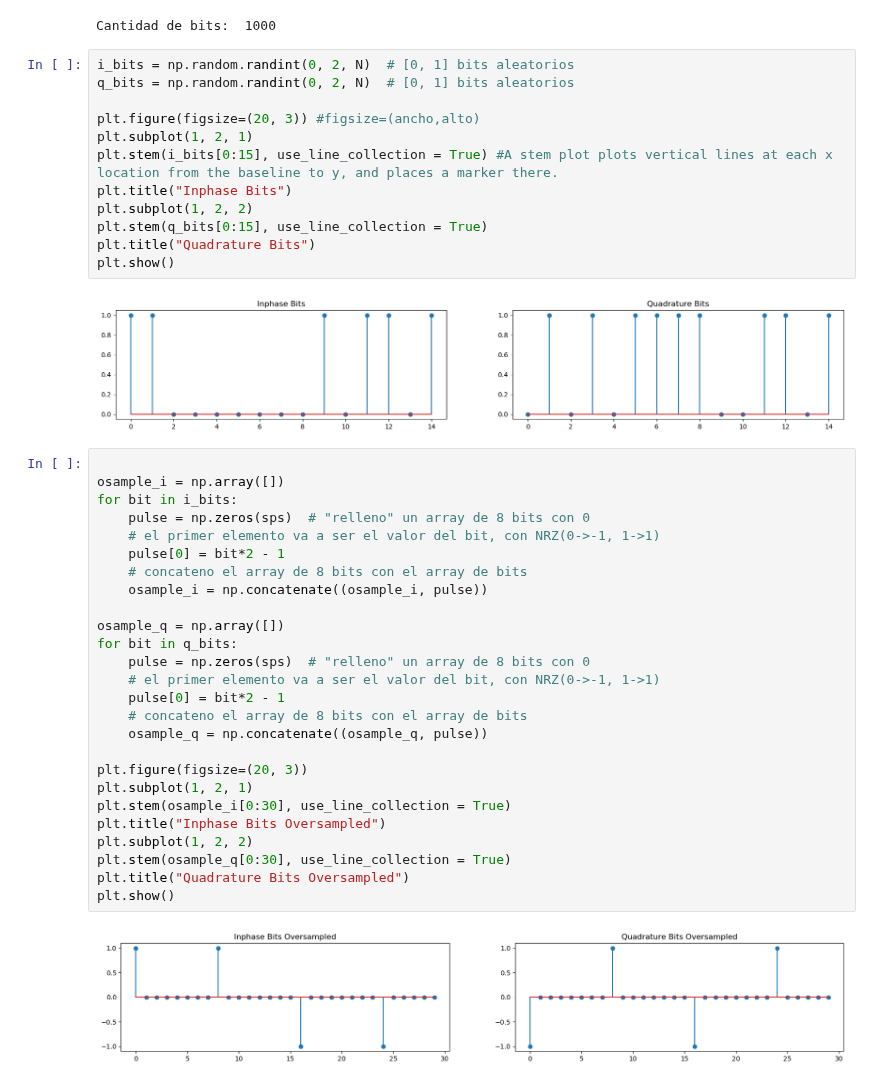
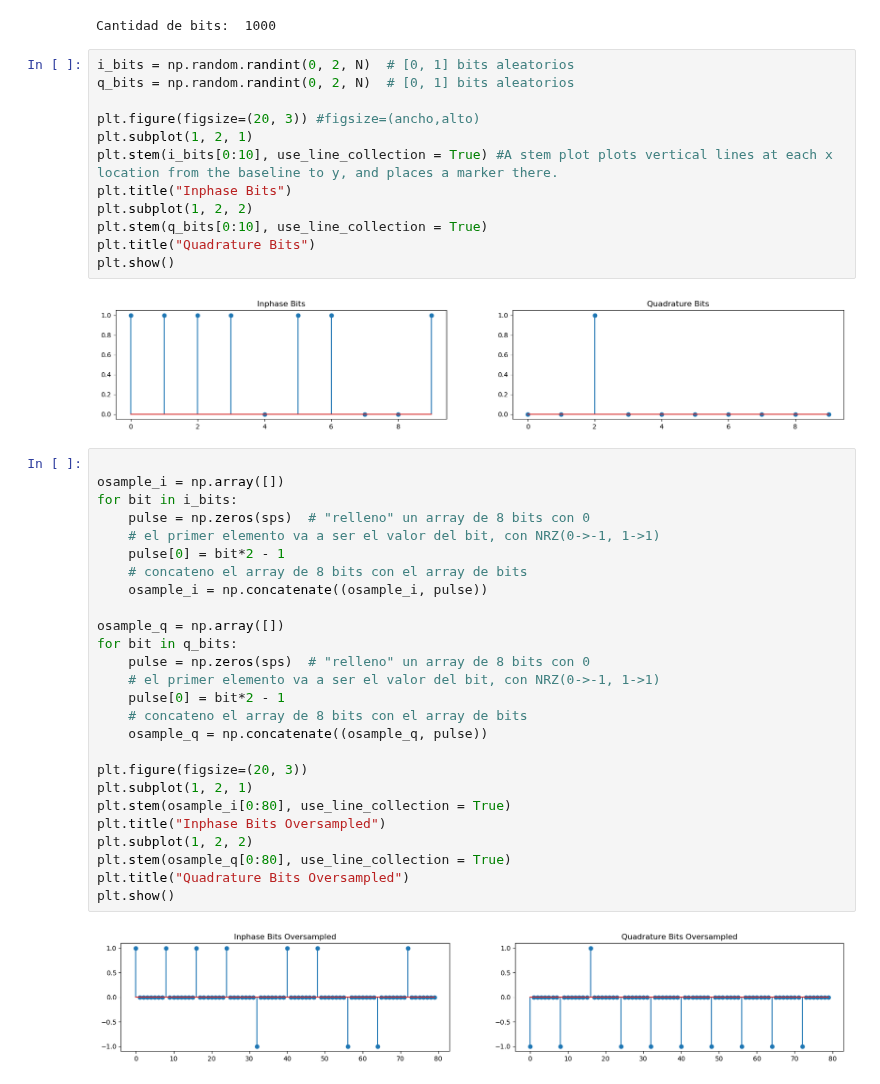
Before and after one commit to sofia-am/QPSK-8PSK-Simulation, a Jupyter notebook: notebook/sampling.ipynb, the cells around one changed output. Drawn from its saved outputs; the diff is of its cells as text.

```diff
--- a/notebook/sampling.ipynb
+++ b/notebook/sampling.ipynb
@@ -15,17 +15,17 @@ Cantidad de bits:  1000
 # %%
 i_bits = np.random.randint(0, 2, N)  # [0, 1] bits aleatorios
 q_bits = np.random.randint(0, 2, N)  # [0, 1] bits aleatorios
 
 plt.figure(figsize=(20, 3)) #figsize=(ancho,alto)
 plt.subplot(1, 2, 1)
-plt.stem(i_bits[0:15], use_line_collection = True) #A stem plot plots vertical lines at each x location from the baseline to y, and places a marker there.
+plt.stem(i_bits[0:10], use_line_collection = True) #A stem plot plots vertical lines at each x location from the baseline to y, and places a marker there.
 plt.title("Inphase Bits")
 plt.subplot(1, 2, 2)
-plt.stem(q_bits[0:15], use_line_collection = True)
+plt.stem(q_bits[0:10], use_line_collection = True)
 plt.title("Quadrature Bits")
 plt.show()
 # %% [output]
-[figure, old version]
+[figure, new version]
 # %%
 
 osample_i = np.array([])
@@ -46,11 +46,11 @@ for bit in q_bits:
 
 plt.figure(figsize=(20, 3))
 plt.subplot(1, 2, 1)
-plt.stem(osample_i[0:30], use_line_collection = True)
+plt.stem(osample_i[0:80], use_line_collection = True)
 plt.title("Inphase Bits Oversampled")
 plt.subplot(1, 2, 2)
-plt.stem(osample_q[0:30], use_line_collection = True)
+plt.stem(osample_q[0:80], use_line_collection = True)
 plt.title("Quadrature Bits Oversampled")
 plt.show()
 # %% [output]
-[figure, old version]
+[figure, new version]
```
Also changed, not shown: parts of 2 cells of this notebook, 2 other files.
